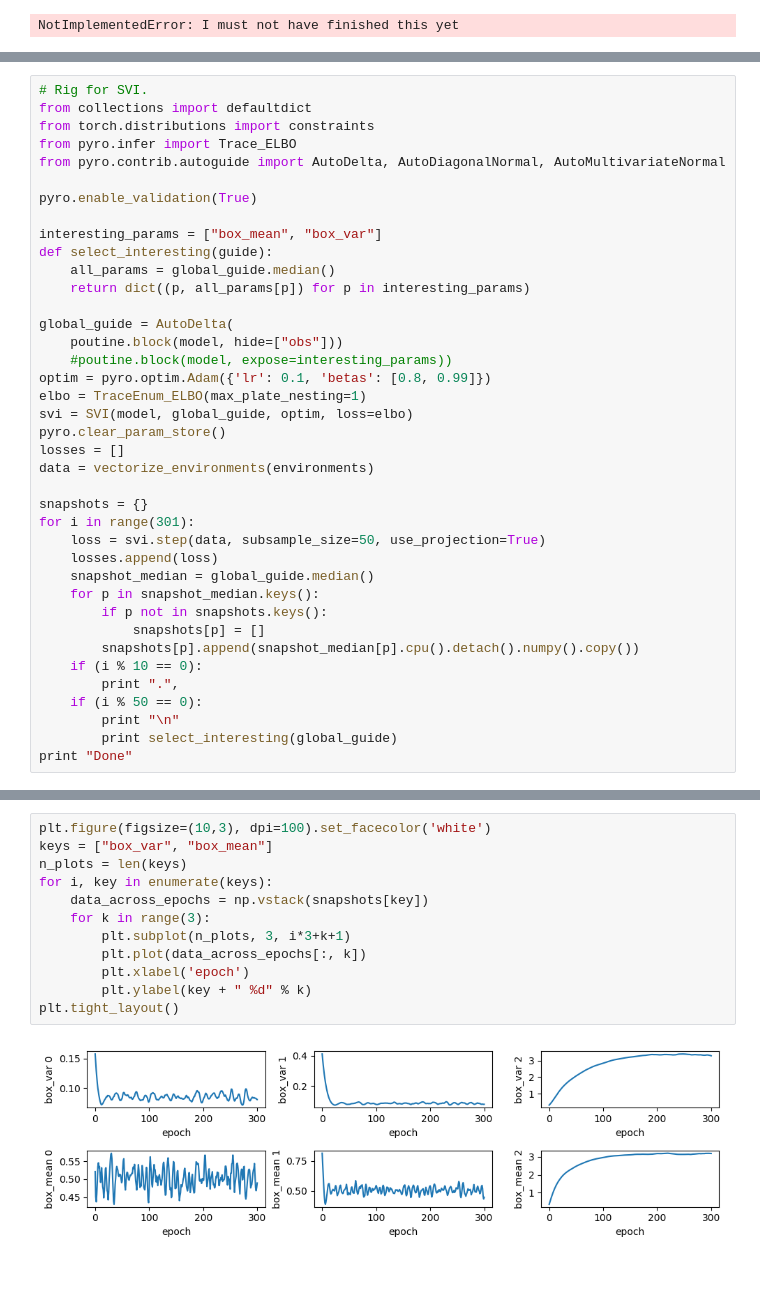
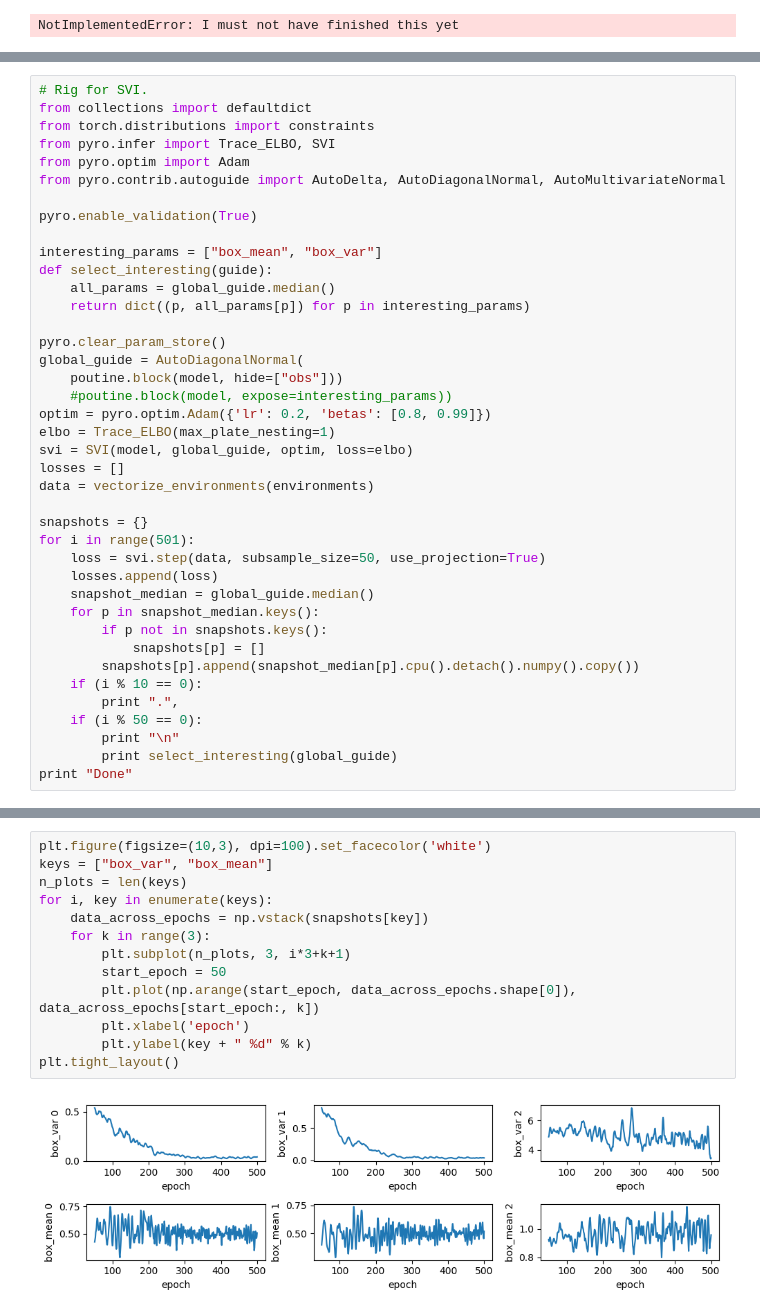
Before and after one commit to gizatt/scene_generation, a Jupyter notebook: 20181213 Differentiable Feasibility Projection Sandbox.ipynb, the cells around one changed output, grey strips where cells are left out. Drawn from its saved outputs; the diff is of its cells as text; blank space fills up the shorter version.

```diff
--- a/20181213 Differentiable Feasibility Projection Sandbox.ipynb
+++ b/20181213 Differentiable Feasibility Projection Sandbox.ipynb
@@ -401,7 +418,8 @@ Selection of environments from prior / generative model
 # Rig for SVI.
 from collections import defaultdict
 from torch.distributions import constraints
-from pyro.infer import Trace_ELBO
+from pyro.infer import Trace_ELBO, SVI
+from pyro.optim import Adam
 from pyro.contrib.autoguide import AutoDelta, AutoDiagonalNormal, AutoMultivariateNormal
 
 pyro.enable_validation(True)
@@ -411,18 +429,18 @@ def select_interesting(guide):
     all_params = global_guide.median()
     return dict((p, all_params[p]) for p in interesting_params)
 
-global_guide = AutoDelta(
+pyro.clear_param_store()
+global_guide = AutoDiagonalNormal(
     poutine.block(model, hide=["obs"]))
     #poutine.block(model, expose=interesting_params))
-optim = pyro.optim.Adam({'lr': 0.1, 'betas': [0.8, 0.99]})
-elbo = TraceEnum_ELBO(max_plate_nesting=1)
+optim = pyro.optim.Adam({'lr': 0.2, 'betas': [0.8, 0.99]})
+elbo = Trace_ELBO(max_plate_nesting=1)
 svi = SVI(model, global_guide, optim, loss=elbo)
-pyro.clear_param_store()
 losses = []
 data = vectorize_environments(environments)
 
 snapshots = {}
-for i in range(301):
+for i in range(501):
     loss = svi.step(data, subsample_size=50, use_projection=True)
     losses.append(loss)
     snapshot_median = global_guide.median()
@@ -444,17 +475,18 @@ print "Done"
 # %%
 plt.figure(figsize=(10,3), dpi=100).set_facecolor('white')
 keys = ["box_var", "box_mean"]
 n_plots = len(keys)
 for i, key in enumerate(keys):
     data_across_epochs = np.vstack(snapshots[key])
     for k in range(3):
         plt.subplot(n_plots, 3, i*3+k+1)
-        plt.plot(data_across_epochs[:, k])
+        start_epoch = 50
+        plt.plot(np.arange(start_epoch, data_across_epochs.shape[0]), data_across_epochs[start_epoch:, k])
         plt.xlabel('epoch')
         plt.ylabel(key + " %d" % k)
 plt.tight_layout()
 # %% [output]
-[figure, old version]
+[figure, new version]
 # %%
 plt.figure(figsize=(10,3), dpi=100).set_facecolor('white')
 plt.plot(losses)
```
Also changed, not shown: parts of 7 cells of this notebook, 2 other files.
